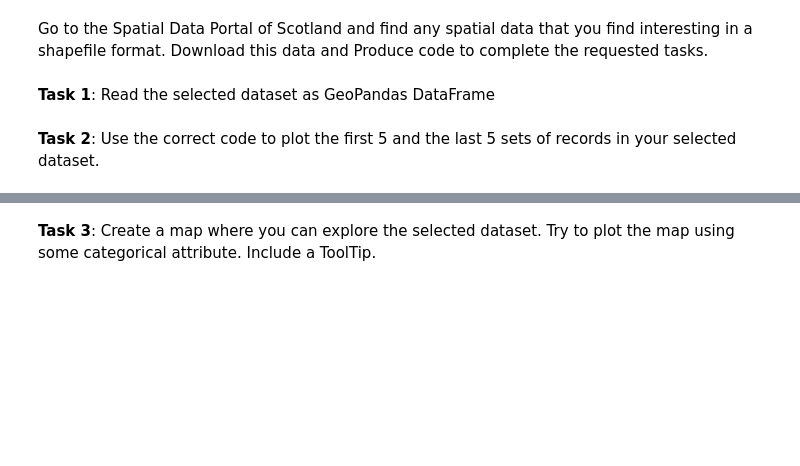
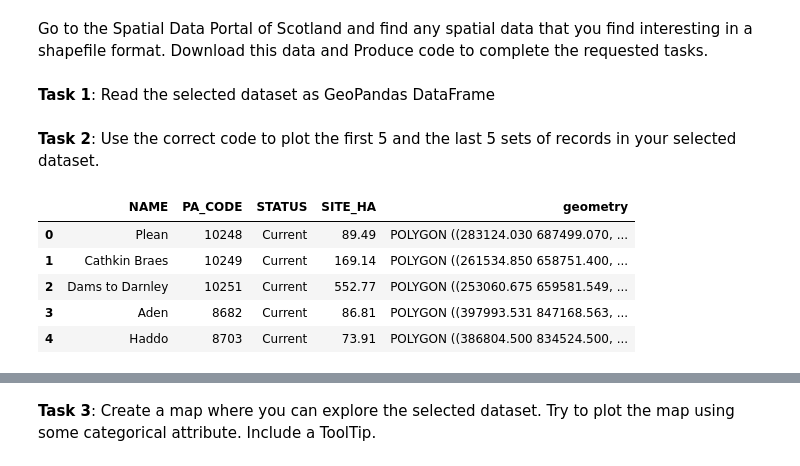
Before and after one commit to sohmehta/PY4SA23_Assignment, a Jupyter notebook: Assignment No 2 – Soham Mehta.ipynb, the cells around one changed output, grey strips where cells are left out. Drawn from its saved outputs; the diff is of its cells as text; code cells hidden in the pictures; blank space fills up the shorter version.

```diff
--- a/Assignment No 2 – Soham Mehta.ipynb
+++ b/Assignment No 2 – Soham Mehta.ipynb
@@ -248,8 +275,16 @@ Go to the Spatial Data Portal of Scotland and find any spatial data that you fin
 # %% [markdown]
 **Task 1**: Read the selected dataset as GeoPandas DataFrame
 # %%
-#code here
+#From the Spatial Data Portal of Scotland, I downloaded "Scottish Index of Multiple Deprivation (SIMD) 2016", similar to our lab notebooks where we looked at SIMD in 2020.
+spark = gpd.read_file('Assignment 2 data/CNTRYPK_SCOTLAND_ESRI/CNTRYPK_SCOTLAND.shp')
 # %% [markdown]
 **Task 2**: Use the correct code to plot the first 5 and the last 5 sets of records in your selected dataset.
 # %%
-#code here
+spark.head(5)
+# %% [output]
+|  | NAME | PA_CODE | STATUS | SITE_HA | geometry |
+| 0 | Plean | 10248 | Current | 89.49 | POLYGON ((283124.030 687499.070, ... |
+| 1 | Cathkin Braes | 10249 | Current | 169.14 | POLYGON ((261534.850 658751.400, ... |
+| 2 | Dams to Darnley | 10251 | Current | 552.77 | POLYGON ((253060.675 659581.549, ... |
+| 3 | Aden | 8682 | Current | 86.81 | POLYGON ((397993.531 847168.563, ... |
+| 4 | Haddo | 8703 | Current | 73.91 | POLYGON ((386804.500 834524.500, ... |
```
Also changed, not shown: parts of 20 cells of this notebook, 2 other files.
